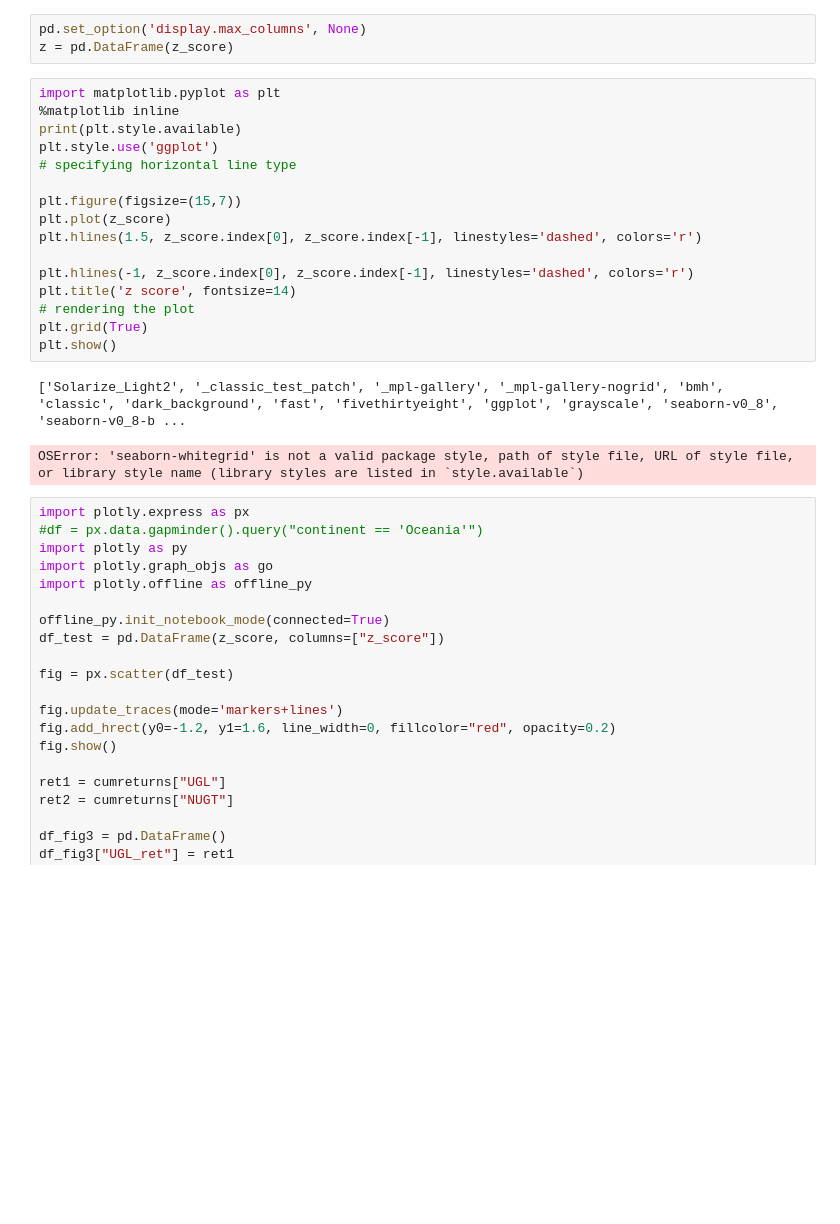
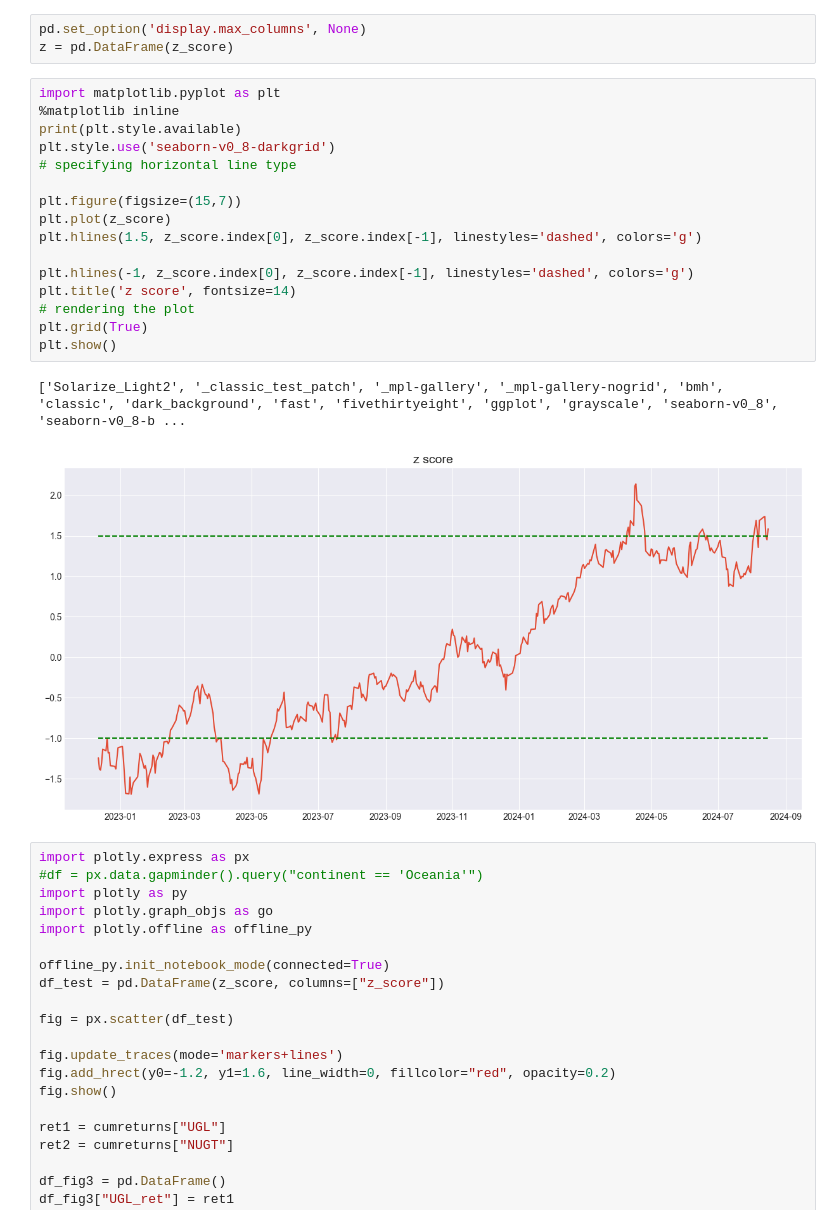
Before and after one commit to charlewn/quantfin, a Jupyter notebook: Stats arbitrage.ipynb, the cells around one changed output. Drawn from its saved outputs; the diff is of its cells as text; blank space fills up the shorter version.

```diff
--- a/Stats arbitrage.ipynb
+++ b/Stats arbitrage.ipynb
@@ -285,22 +285,22 @@ z = pd.DataFrame(z_score)
 # %%
 import matplotlib.pyplot as plt
 %matplotlib inline
 print(plt.style.available)
-plt.style.use('ggplot')
+plt.style.use('seaborn-v0_8-darkgrid')
 # specifying horizontal line type
 
 plt.figure(figsize=(15,7))
 plt.plot(z_score)
-plt.hlines(1.5, z_score.index[0], z_score.index[-1], linestyles='dashed', colors='r')
+plt.hlines(1.5, z_score.index[0], z_score.index[-1], linestyles='dashed', colors='g')
 
-plt.hlines(-1, z_score.index[0], z_score.index[-1], linestyles='dashed', colors='r')
+plt.hlines(-1, z_score.index[0], z_score.index[-1], linestyles='dashed', colors='g')
 plt.title('z score', fontsize=14)
 # rendering the plot
 plt.grid(True)
 plt.show()
 # %% [output]
 ['Solarize_Light2', '_classic_test_patch', '_mpl-gallery', '_mpl-gallery-nogrid', 'bmh', 'classic', 'dark_background', 'fast', 'fivethirtyeight', 'ggplot', 'grayscale', 'seaborn-v0_8', 'seaborn-v0_8-b ...
-OSError: 'seaborn-whitegrid' is not a valid package style, path of style file, URL of style file, or library style name (library styles are listed in `style.available`)
+[figure, added]
 # %%
 import plotly.express as px
 #df = px.data.gapminder().query("continent == 'Oceania'")
```
Also changed, not shown: 1 other file.
